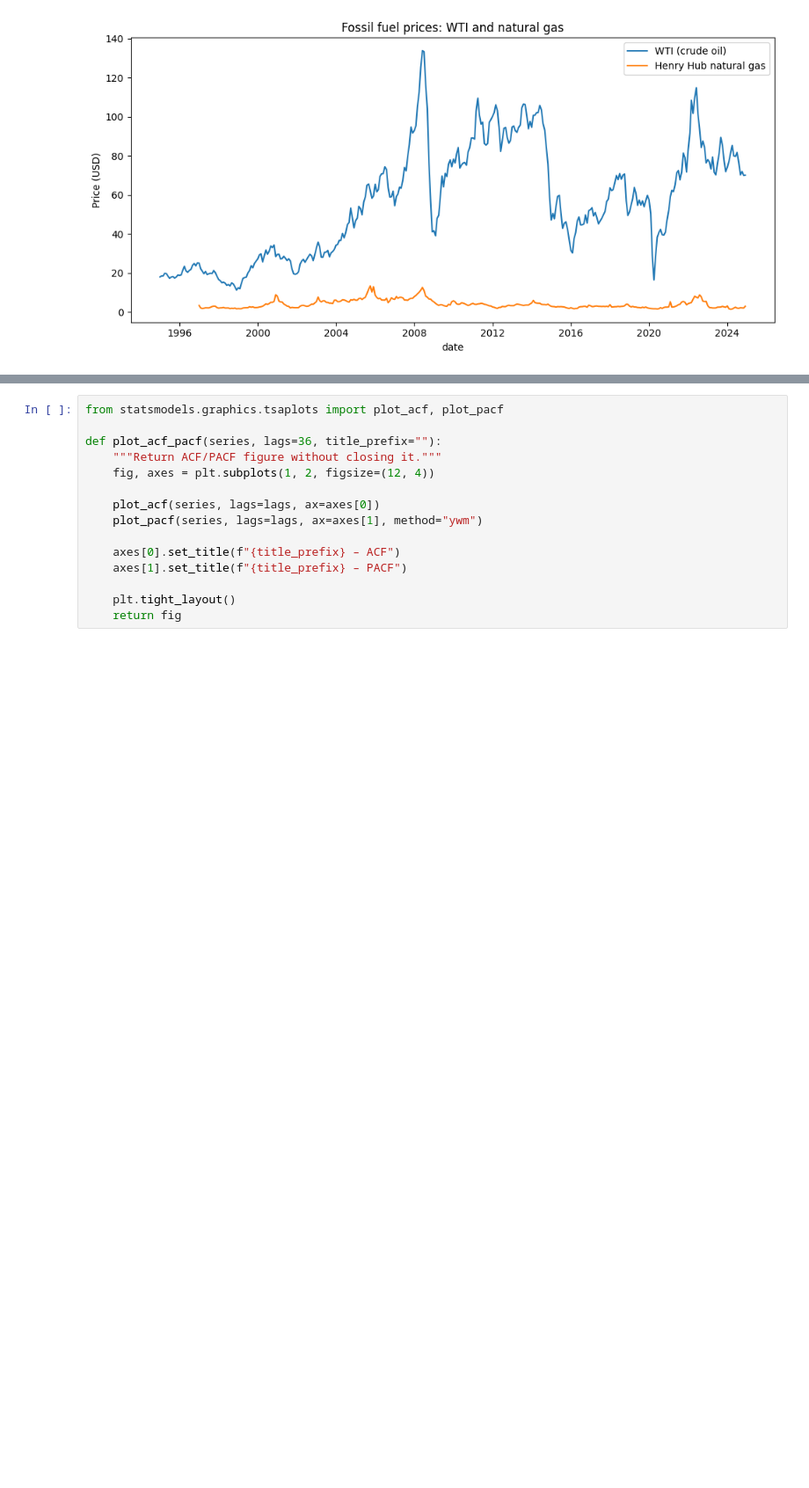
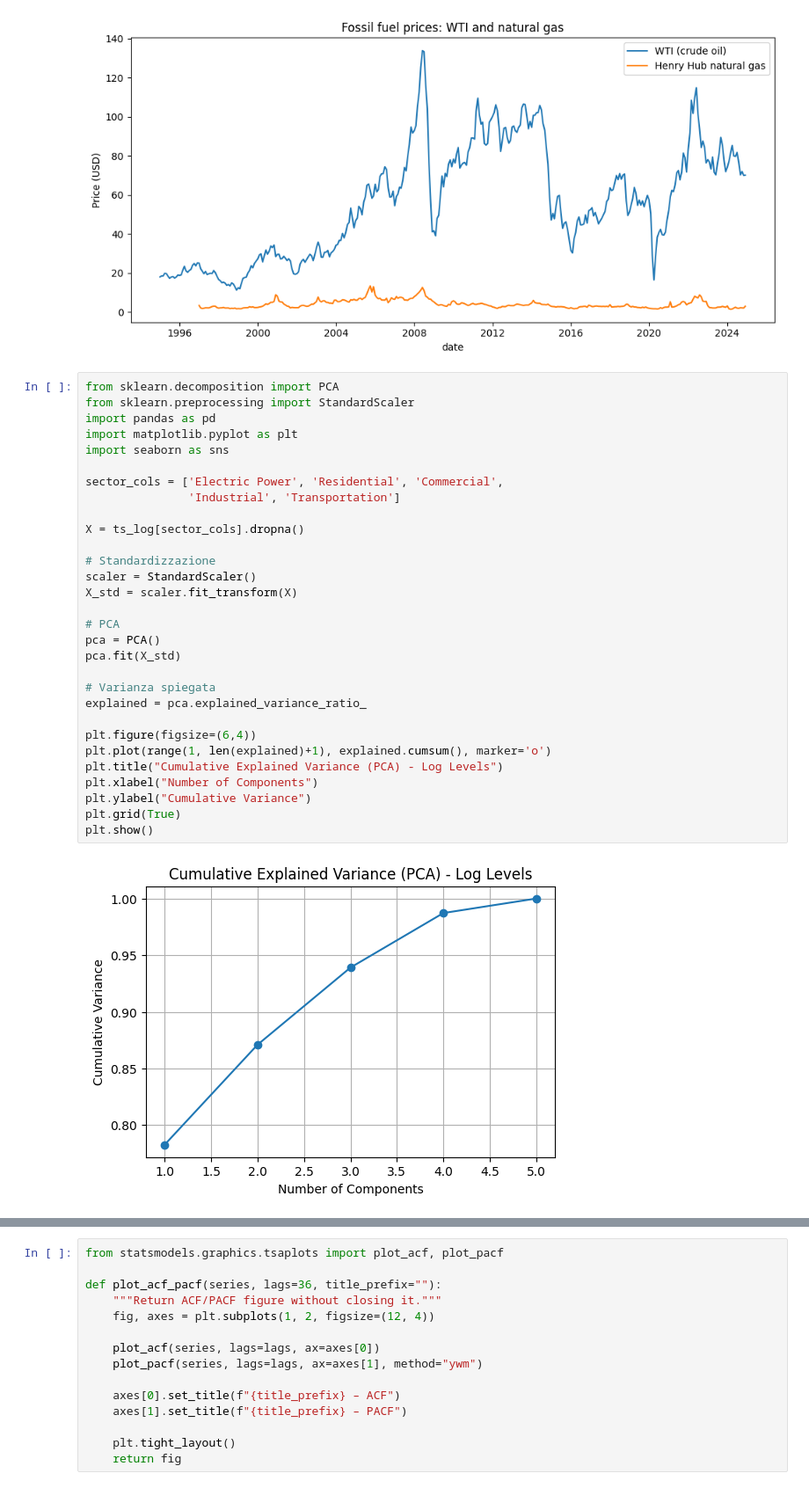
Before and after one commit to leilacielok/time-series-forecasting, a Jupyter notebook: analysis_plots.ipynb, the cells around one changed output, grey strips where cells are left out. Shown at 88% size. Saved outputs shown, nothing was run; the diff lists cells and outputs as text; blank space fills up the shorter version.

```diff
--- a/analysis_plots.ipynb
+++ b/analysis_plots.ipynb
@@ -121,3 +123,35 @@ plt.tight_layout()
 plt.show()
 # %% [output]
 [figure]
+# %%
+from sklearn.decomposition import PCA
+from sklearn.preprocessing import StandardScaler
+import pandas as pd
+import matplotlib.pyplot as plt
+import seaborn as sns
+
+sector_cols = ['Electric Power', 'Residential', 'Commercial',
+               'Industrial', 'Transportation']
+
+X = ts_log[sector_cols].dropna()
+
+# Standardizzazione
+scaler = StandardScaler()
+X_std = scaler.fit_transform(X)
+
+# PCA
+pca = PCA()
+pca.fit(X_std)
+
+# Varianza spiegata
+explained = pca.explained_variance_ratio_
+
+plt.figure(figsize=(6,4))
+plt.plot(range(1, len(explained)+1), explained.cumsum(), marker='o')
+plt.title("Cumulative Explained Variance (PCA) - Log Levels")
+plt.xlabel("Number of Components")
+plt.ylabel("Cumulative Variance")
+plt.grid(True)
+plt.show()
+# %% [output]
+[figure, added]
```
Also changed, not shown: parts of 10 cells of this notebook.
